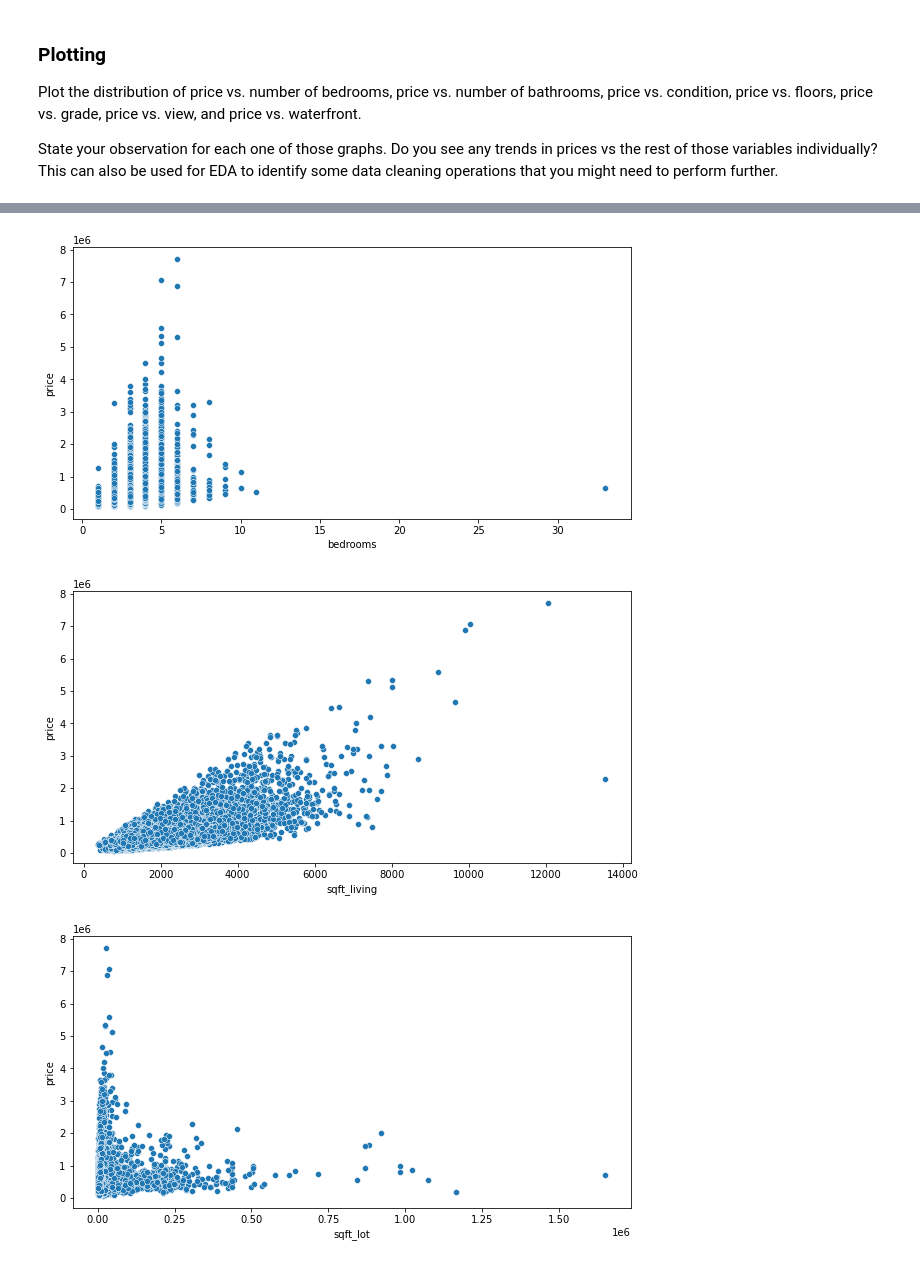
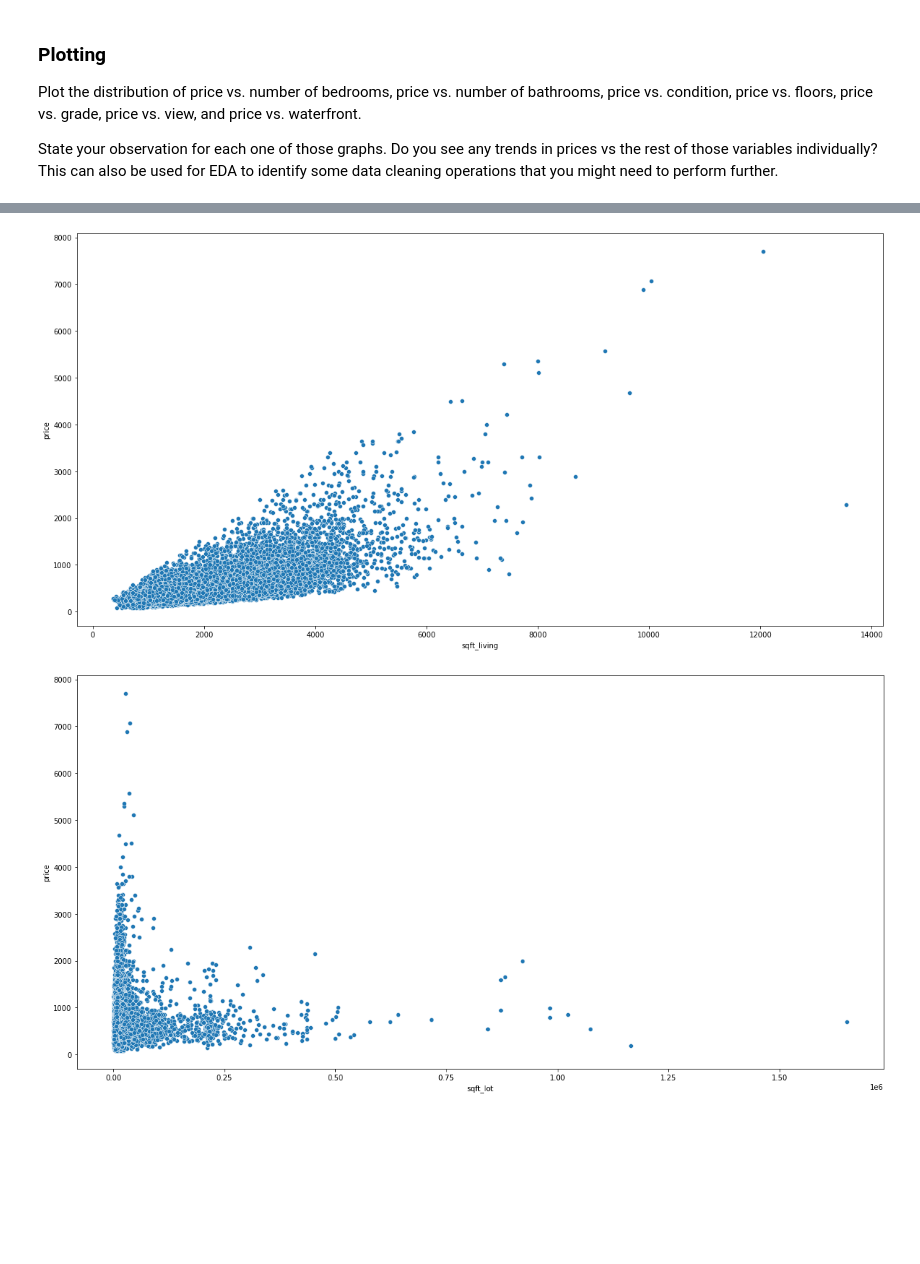
Before and after one commit to dsteffya/Ironhack_midterm_project_BR_DS, a Jupyter notebook: 211115_MP_Modelling_SD_BR.ipynb, the cells around one changed output, grey strips where cells are left out. Saved outputs shown, nothing was run; the diff lists cells and outputs as text; code cells hidden in the pictures; blank space fills up the shorter version.

```diff
--- a/211115_MP_Modelling_SD_BR.ipynb
+++ b/211115_MP_Modelling_SD_BR.ipynb
@@ -26,8 +26,13 @@ def load_original_data():
 def clean_data(df):
     df=df.dropna()
     ## droping columns
-    df=df.drop(columns=['id','waterfront','view','lat','long'])
+    df=df.drop(columns=['id','view','lat','long','sqft_above', 'sqft_basement', 'sqft_living15', 'sqft_lot15'])
     ## removing duplicates
     df=df.drop_duplicates()
+    #date changed to dd/mm/year format
+    df['date'] = df['date'].dt.strftime('%Y')
+    #changing price values to currency format
+    df['price'] = df['price'].apply(lambda x: "{:.2f}".format((x/1000)))
+    df['price'] = df['price'].astype(float)
     return df
 # %%
@@ -48,11 +69,11 @@ Plot the distribution of price vs. number of bedrooms, price vs. number of bathr
 State your observation for each one of those graphs.
 Do you see any trends in prices vs the rest of those variables individually? This can also be used for EDA to identify some data cleaning operations that you might need to perform further.
 # %%
-re_df[['condition','grade','yr_built','yr_renovated','zipcode']] = re_df[['condition','grade','yr_built','yr_renovated','zipcode']].astype(str)
+re_df[['bedrooms','bathrooms','floors','waterfront','condition','grade','yr_built','yr_renovated','zipcode']] = re_df[['bedrooms','bathrooms','floors','waterfront','condition','grade','yr_built','yr_renovated','zipcode']].astype(str)
 # converting categorical columns
 # %%
 for c in re_df.select_dtypes(object):
-    plt.figure(figsize=(10,5))
+    plt.figure(figsize=(20,10))
     sns.scatterplot(y='price',x=re_df[c],data=re_df)
     plt.show()
 # %% [output]
@@ -84,5 +112,0 @@ memory usage: 2.8+ MB
-# %%
-for c in re_df.select_dtypes(float):
-    plt.figure(figsize=(10,5))
-    sns.scatterplot(y='price',x=re_df[c],data=re_df)
-    plt.show()
@@ -92,9 +113,8 @@ for c in re_df.select_dtypes(float):
 # %%
 for c in re_df.select_dtypes(int):
-    plt.figure(figsize=(10,5))
+    plt.figure(figsize=(20,10))
     sns.scatterplot(y='price',x=re_df[c],data=re_df)
     plt.show()
 # %% [output]
-[figure, old version]
+[figure, new version]
-[figure, old version]
+[figure, new version]
-[figure, removed]
```
Also changed, not shown: parts of 52 cells of this notebook.
